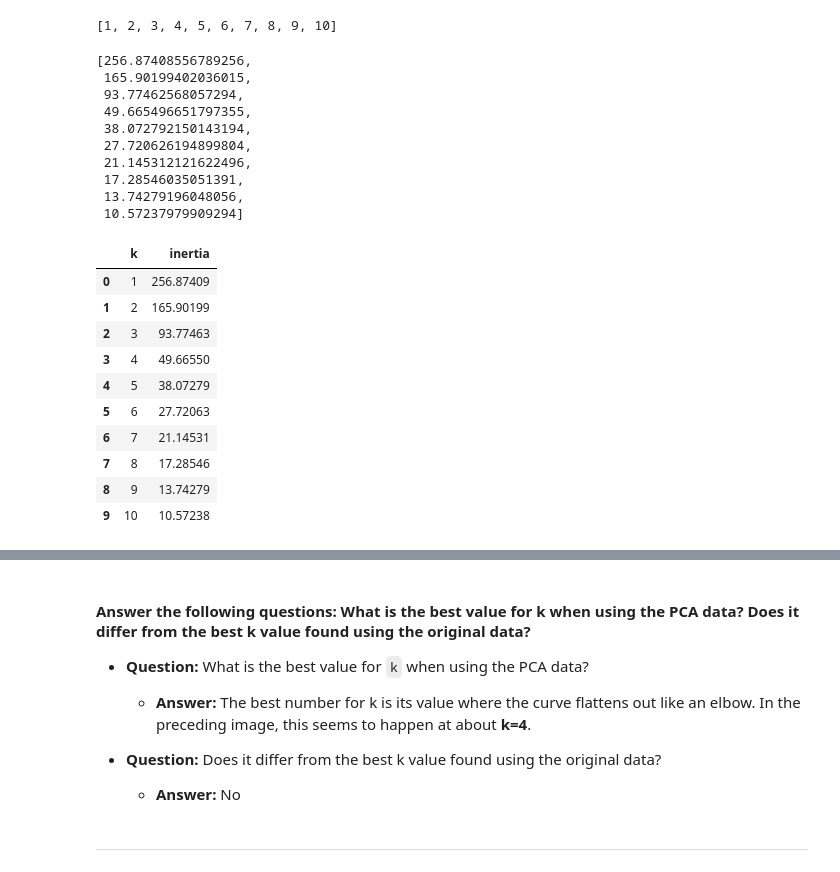
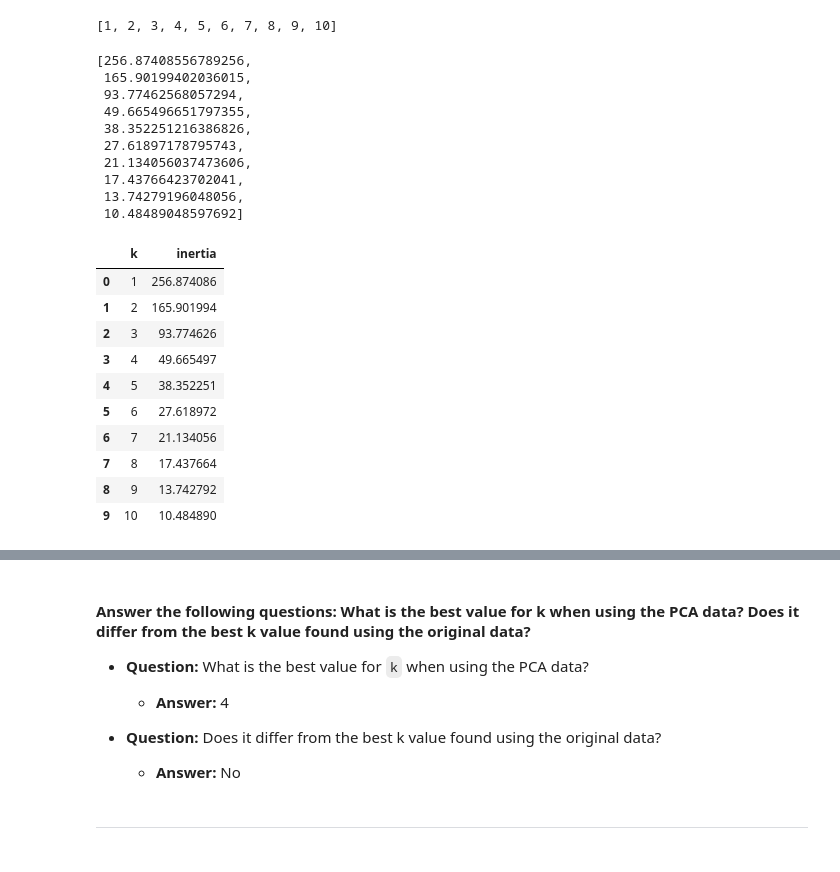
Before and after one commit to oneor11/fintech-cryptocurrency-kmeans-clustering, a Jupyter notebook: crypto_investments.ipynb, the cells around one changed output, grey strips where cells are left out. Cells and saved outputs as stored; diff of their text form; code cells hidden in the pictures.

```diff
--- a/crypto_investments.ipynb
+++ b/crypto_investments.ipynb
@@ -324,14 +302,14 @@ In this section, you will perform a principal component analysis (PCA) and reduc
 5. Create a new DataFrame with the PCA data. Be sure to set the `coin_id` index from the original DataFrame as the index for the new DataFrame. Review the resulting DataFrame.
 # %%
 # Create a PCA model instance and set `n_components=3`.
-model = PCA(n_components=3)
+pca_model = PCA(n_components=3)
 # %%
 # Use the PCA model with `fit_transform` to reduce to
 # three principal components.
-market_data_scaled_pca = model.fit_transform(df_market_data_scaled)
+pca_data = pca_model.fit_transform(df_market_data_scaled)
 
 # View the first five rows of the DataFrame.
-market_data_scaled_pca[0:5]
+pca_data[:5]
 # %% [output]
 array([[-0.60066733,  0.84276006,  0.46159457],
        [-0.45826071,  0.45846566,  0.95287678],
@@ -354,15 +335,16 @@ Explained variance ratio: [0.3719856  0.34700813 0.17603793] explaining 89.50% t
 # %%
 # Create a new DataFrame with the PCA data.
+# Note: The code for this step is provided for you
 
 # Creating a DataFrame with the PCA data
-df_market_data_scaled_pca = pd.DataFrame(market_data_scaled_pca, columns = ['PC1','PC2','PC3'])
+df_pca_data = pd.DataFrame(pca_data)
 
 # Copy the crypto names from the original data
-df_market_data_scaled_pca['coin_id'] = df_market_data_scaled.index.str.capitalize()
+df_pca_data['coin_id'] = df_market_data_scaled.index
 
 # Set the coinid column as index
-df_market_data_scaled_pca.set_index('coin_id', inplace = True)
+df_pca_data = df_pca_data.set_index('coin_id')
 
 # Display sample data
-df_market_data_scaled_pca.head()
+df_pca_data
 # %% [output]
@@ -403,9 +396,9 @@ inertia = []
 # 3. Append the model.inertia_ to the inertia list
 
 for i in k:
-    model = KMeans(n_clusters=i)
-    model.fit(df_market_data_scaled_pca)
-    inertia.append(model.inertia_)
+    kmeans_model_pca = KMeans(n_clusters=i, random_state=1)
+    kmeans_model_pca.fit(df_pca_data)
+    inertia.append(kmeans_model_pca.inertia_)
 
 inertia
 # %% [output]
@@ -413,34 +406,34 @@ inertia
  165.90199402036015,
  93.77462568057294,
  49.665496651797355,
- 38.072792150143194,
- 27.720626194899804,
- 21.145312121622496,
- 17.28546035051391,
+ 38.352251216386826,
+ 27.61897178795743,
+ 21.134056037473606,
+ 17.43766423702041,
  13.74279196048056,
- 10.57237979909294]
+ 10.48489048597692]
 # %%
 # Create a dictionary with the data to plot the Elbow curve
-elbow_data = {
-    'k':k,
+elbow_data_pca = {
+    'k': k,
     'inertia':inertia
 }
 
 # Create a DataFrame with the data to plot the Elbow curve
-df_elbow_data = pd.DataFrame(elbow_data)
-df_elbow_data
+df_elbow_data_pca = pd.DataFrame(elbow_data_pca)
+df_elbow_data_pca
 # %% [output]
 |  | k | inertia |
-| 0 | 1 | 256.87409 |
-| 1 | 2 | 165.90199 |
-| 2 | 3 | 93.77463 |
-| 3 | 4 | 49.66550 |
-| 4 | 5 | 38.07279 |
-| 5 | 6 | 27.72063 |
-| 6 | 7 | 21.14531 |
-| 7 | 8 | 17.28546 |
-| 8 | 9 | 13.74279 |
-| 9 | 10 | 10.57238 |
+| 0 | 1 | 256.874086 |
+| 1 | 2 | 165.901994 |
+| 2 | 3 | 93.774626 |
+| 3 | 4 | 49.665497 |
+| 4 | 5 | 38.352251 |
+| 5 | 6 | 27.618972 |
+| 6 | 7 | 21.134056 |
+| 7 | 8 | 17.437664 |
+| 8 | 9 | 13.742792 |
+| 9 | 10 | 10.484890 |
 # %%
 # Plot a line chart with all the inertia values computed with
 # the different values of k to visually identify the optimal value for k.
@@ -458,7 +454,7 @@ df_elbow_data.hvplot.line(
 #### Answer the following questions: What is the best value for k when using the PCA data? Does it differ from the best k value found using the original data?
 * **Question:** What is the best value for `k` when using the PCA data?
 
-  * **Answer:** The best number for k is its value where the curve flattens out like an elbow. In the preceding image, this seems to happen at about **k=4**.
+  * **Answer:** 4
 
 
 * **Question:** Does it differ from the best k value found using the original data?
```
Also changed, not shown: parts of 27 cells of this notebook.
